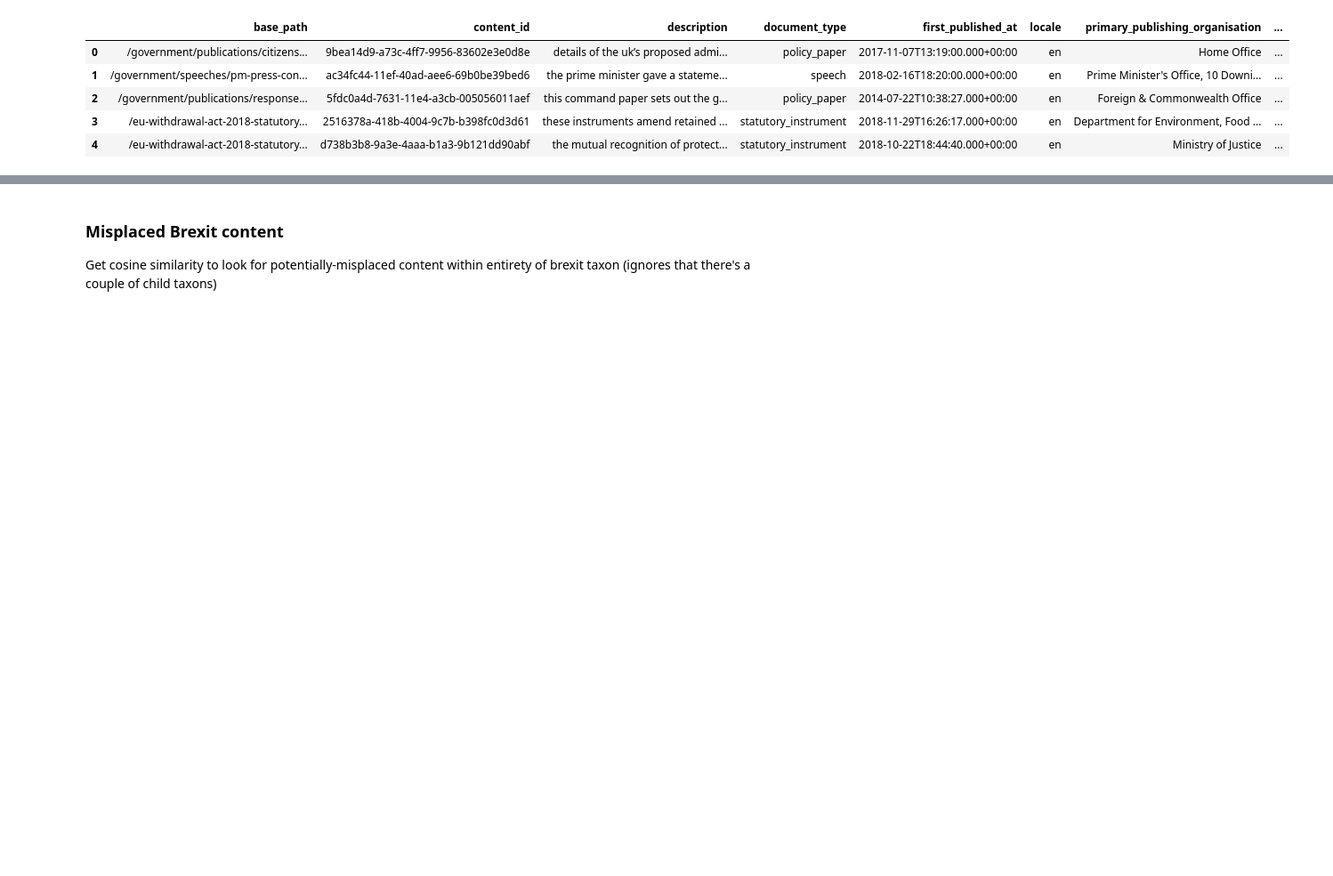
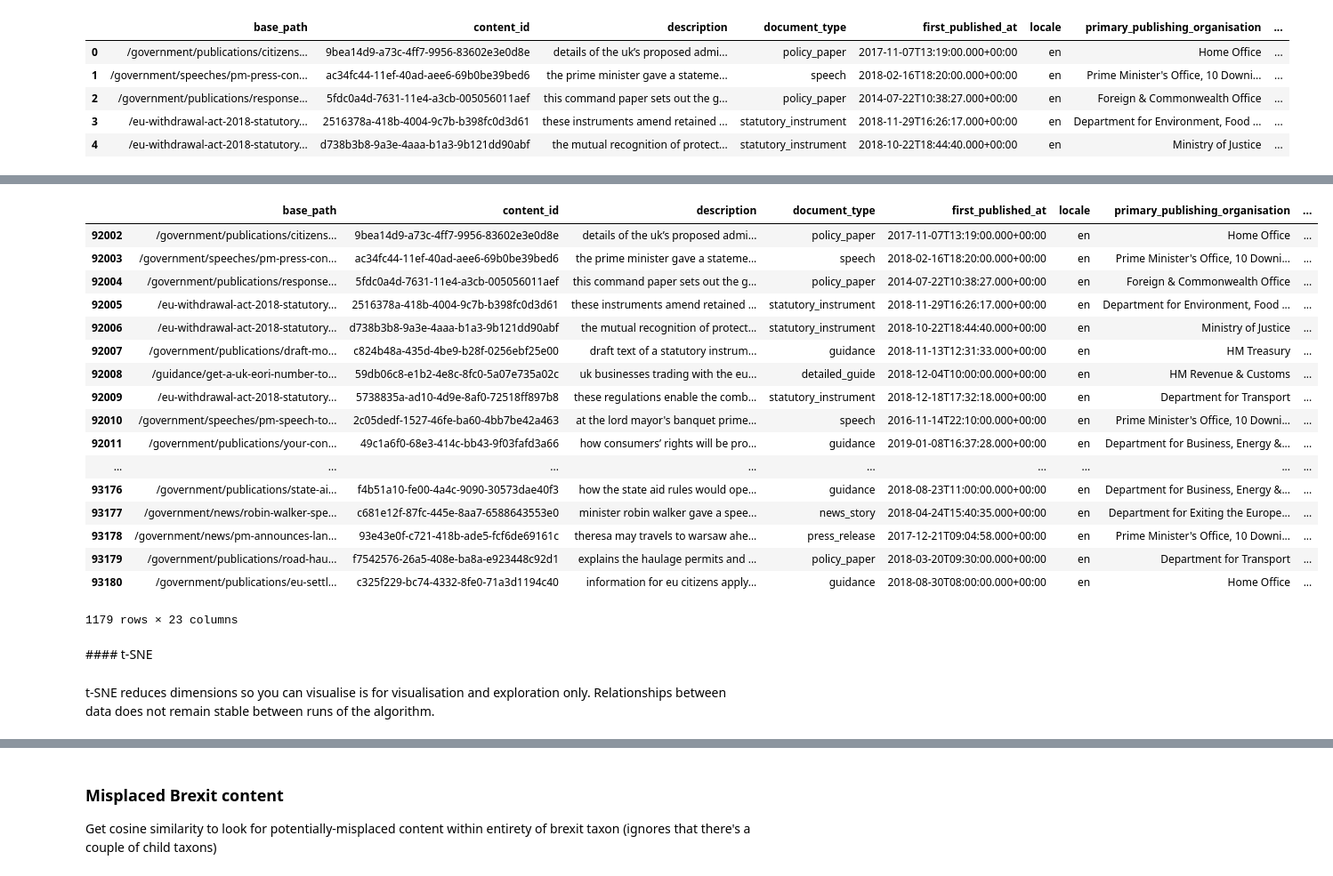
Before and after one commit to alphagov/content-similarity-models, a Jupyter notebook: google-universal-encoder/explore_misplaced_content.ipynb, the cells around one changed output, grey strips where cells are left out. Shown at 89% size. Saved outputs shown, nothing was run; the diff lists cells and outputs as text; code cells hidden in the pictures; blank space fills up the shorter version.

```diff
--- a/google-universal-encoder/explore_misplaced_content.ipynb
+++ b/google-universal-encoder/explore_misplaced_content.ipynb
@@ -679,0 +685,25 @@ brexit_tsne.save('brexit_tsne.html')
+# %%
+labelled_brexit
+# %% [output]
+|  | base_path | content_id | description | document_type | first_published_at | locale | primary_publishing_organisation | ... |
+| 92002 | /government/publications/citizens... | 9bea14d9-a73c-4ff7-9956-83602e3e0d8e | details of the uk’s proposed admi... | policy_paper | 2017-11-07T13:19:00.000+00:00 | en | Home Office | ... |
+| 92003 | /government/speeches/pm-press-con... | ac34fc44-11ef-40ad-aee6-69b0be39bed6 | the prime minister gave a stateme... | speech | 2018-02-16T18:20:00.000+00:00 | en | Prime Minister's Office, 10 Downi... | ... |
+| 92004 | /government/publications/response... | 5fdc0a4d-7631-11e4-a3cb-005056011aef | this command paper sets out the g... | policy_paper | 2014-07-22T10:38:27.000+00:00 | en | Foreign & Commonwealth Office | ... |
+| 92005 | /eu-withdrawal-act-2018-statutory... | 2516378a-418b-4004-9c7b-b398fc0d3d61 | these instruments amend retained ... | statutory_instrument | 2018-11-29T16:26:17.000+00:00 | en | Department for Environment, Food ... | ... |
+| 92006 | /eu-withdrawal-act-2018-statutory... | d738b3b8-9a3e-4aaa-b1a3-9b121dd90abf | the mutual recognition of protect... | statutory_instrument | 2018-10-22T18:44:40.000+00:00 | en | Ministry of Justice | ... |
+| 92007 | /government/publications/draft-mo... | c824b48a-435d-4be9-b28f-0256ebf25e00 | draft text of a statutory instrum... | guidance | 2018-11-13T12:31:33.000+00:00 | en | HM Treasury | ... |
+| 92008 | /guidance/get-a-uk-eori-number-to... | 59db06c8-e1b2-4e8c-8fc0-5a07e735a02c | uk businesses trading with the eu... | detailed_guide | 2018-12-04T10:00:00.000+00:00 | en | HM Revenue & Customs | ... |
+| 92009 | /eu-withdrawal-act-2018-statutory... | 5738835a-ad10-4d9e-8af0-72518ff897b8 | these regulations enable the comb... | statutory_instrument | 2018-12-18T17:32:18.000+00:00 | en | Department for Transport | ... |
+| 92010 | /government/speeches/pm-speech-to... | 2c05dedf-1527-46fe-ba60-4bb7be42a463 | at the lord mayor's banquet prime... | speech | 2016-11-14T22:10:00.000+00:00 | en | Prime Minister's Office, 10 Downi... | ... |
+| 92011 | /government/publications/your-con... | 49c1a6f0-68e3-414c-bb43-9f03fafd3a66 | how consumers’ rights will be pro... | guidance | 2019-01-08T16:37:28.000+00:00 | en | Department for Business, Energy &... | ... |
+| ... | ... | ... | ... | ... | ... | ... | ... | ... |
+| 93176 | /government/publications/state-ai... | f4b51a10-fe00-4a4c-9090-30573dae40f3 | how the state aid rules would ope... | guidance | 2018-08-23T11:00:00.000+00:00 | en | Department for Business, Energy &... | ... |
+| 93177 | /government/news/robin-walker-spe... | c681e12f-87fc-445e-8aa7-6588643553e0 | minister robin walker gave a spee... | news_story | 2018-04-24T15:40:35.000+00:00 | en | Department for Exiting the Europe... | ... |
+| 93178 | /government/news/pm-announces-lan... | 93e43e0f-c721-418b-ade5-fcf6de69161c | theresa may travels to warsaw ahe... | press_release | 2017-12-21T09:04:58.000+00:00 | en | Prime Minister's Office, 10 Downi... | ... |
+| 93179 | /government/publications/road-hau... | f7542576-26a5-408e-ba8a-e923448c92d1 | explains the haulage permits and ... | policy_paper | 2018-03-20T09:30:00.000+00:00 | en | Department for Transport | ... |
+| 93180 | /government/publications/eu-settl... | c325f229-bc74-4332-8fe0-71a3d1194c40 | information for eu citizens apply... | guidance | 2018-08-30T08:00:00.000+00:00 | en | Home Office | ... |
+1179 rows × 23 columns
+# %% [markdown]
+#### t-SNE
+# %% [markdown]
+t-SNE reduces dimensions so you can visualise is for visualisation and exploration only. Relationships between data does not remain stable between runs of the algorithm.
```
Also changed, not shown: parts of 51 cells of this notebook.
